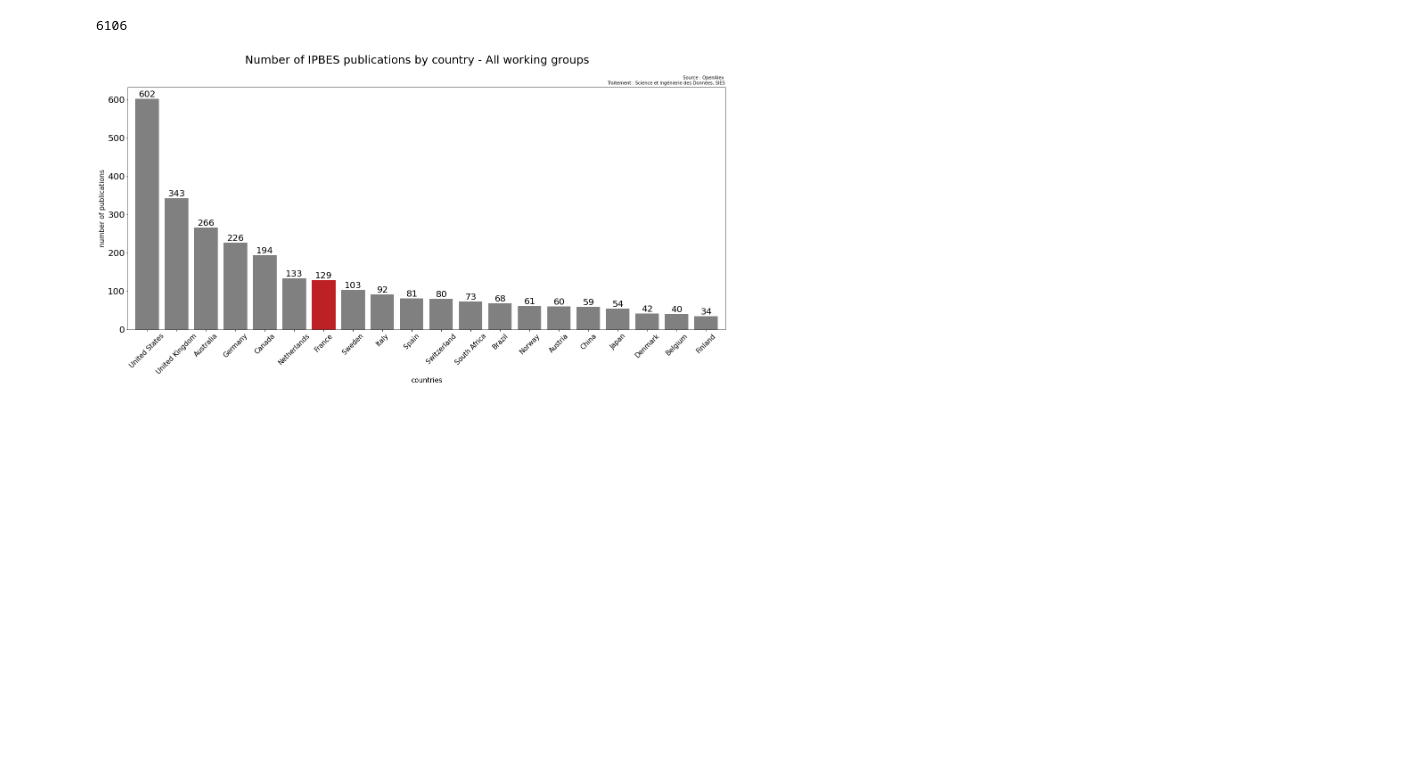
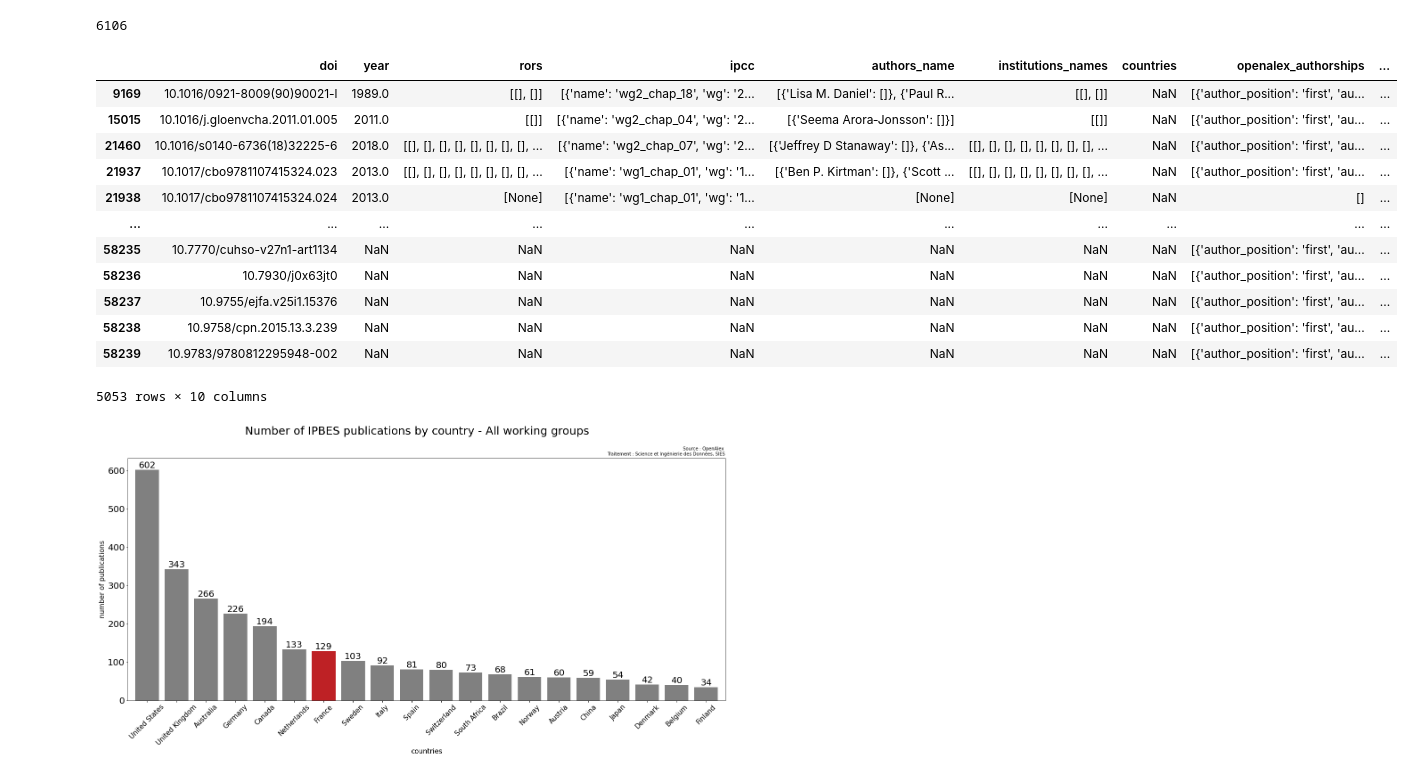
Before and after one commit to dataesr/teds, a Jupyter notebook: notebooks/IPCC_visualization_dataframe.ipynb, the cells around one changed output. Saved outputs shown, nothing was run; the diff lists cells and outputs as text; code cells hidden in the pictures; blank space fills up the shorter version.

```diff
--- a/notebooks/IPCC_visualization_dataframe.ipynb
+++ b/notebooks/IPCC_visualization_dataframe.ipynb
@@ -302,6 +373,22 @@ Name: count, Length: 113, dtype: int64
 len(df_ipbes.doi)
 # %% [output]
 6106
+# %%
+df_ipbes[pd.isna(df_ipbes.countries)]
+# %% [output]
+|  | doi | year | rors | ipcc | authors_name | institutions_names | countries | openalex_authorships | ... |
+| 9169 | 10.1016/0921-8009(90)90021-l | 1989.0 | [[], []] | [{'name': 'wg2_chap_18', 'wg': '2... | [{'Lisa M. Daniel': []}, {'Paul R... | [[], []] | NaN | [{'author_position': 'first', 'au... | ... |
+| 15015 | 10.1016/j.gloenvcha.2011.01.005 | 2011.0 | [[]] | [{'name': 'wg2_chap_04', 'wg': '2... | [{'Seema Arora‐Jonsson': []}] | [[]] | NaN | [{'author_position': 'first', 'au... | ... |
+| 21460 | 10.1016/s0140-6736(18)32225-6 | 2018.0 | [[], [], [], [], [], [], [], [], ... | [{'name': 'wg2_chap_07', 'wg': '2... | [{'Jeffrey D Stanaway': []}, {'As... | [[], [], [], [], [], [], [], [], ... | NaN | [{'author_position': 'first', 'au... | ... |
+| 21937 | 10.1017/cbo9781107415324.023 | 2013.0 | [[], [], [], [], [], [], [], [], ... | [{'name': 'wg1_chap_01', 'wg': '1... | [{'Ben P. Kirtman': []}, {'Scott ... | [[], [], [], [], [], [], [], [], ... | NaN | [{'author_position': 'first', 'au... | ... |
+| 21938 | 10.1017/cbo9781107415324.024 | 2013.0 | [None] | [{'name': 'wg1_chap_01', 'wg': '1... | [None] | [None] | NaN | [] | ... |
+| ... | ... | ... | ... | ... | ... | ... | ... | ... | ... |
+| 58235 | 10.7770/cuhso-v27n1-art1134 | NaN | NaN | NaN | NaN | NaN | NaN | [{'author_position': 'first', 'au... | ... |
+| 58236 | 10.7930/j0x63jt0 | NaN | NaN | NaN | NaN | NaN | NaN | [{'author_position': 'first', 'au... | ... |
+| 58237 | 10.9755/ejfa.v25i1.15376 | NaN | NaN | NaN | NaN | NaN | NaN | [{'author_position': 'first', 'au... | ... |
+| 58238 | 10.9758/cpn.2015.13.3.239 | NaN | NaN | NaN | NaN | NaN | NaN | [{'author_position': 'first', 'au... | ... |
+| 58239 | 10.9783/9780812295948-002 | NaN | NaN | NaN | NaN | NaN | NaN | [{'author_position': 'first', 'au... | ... |
+5053 rows × 10 columns
 # %%
 import matplotlib.pyplot as plt
 
```
Also changed, not shown: parts of 9 cells of this notebook.
